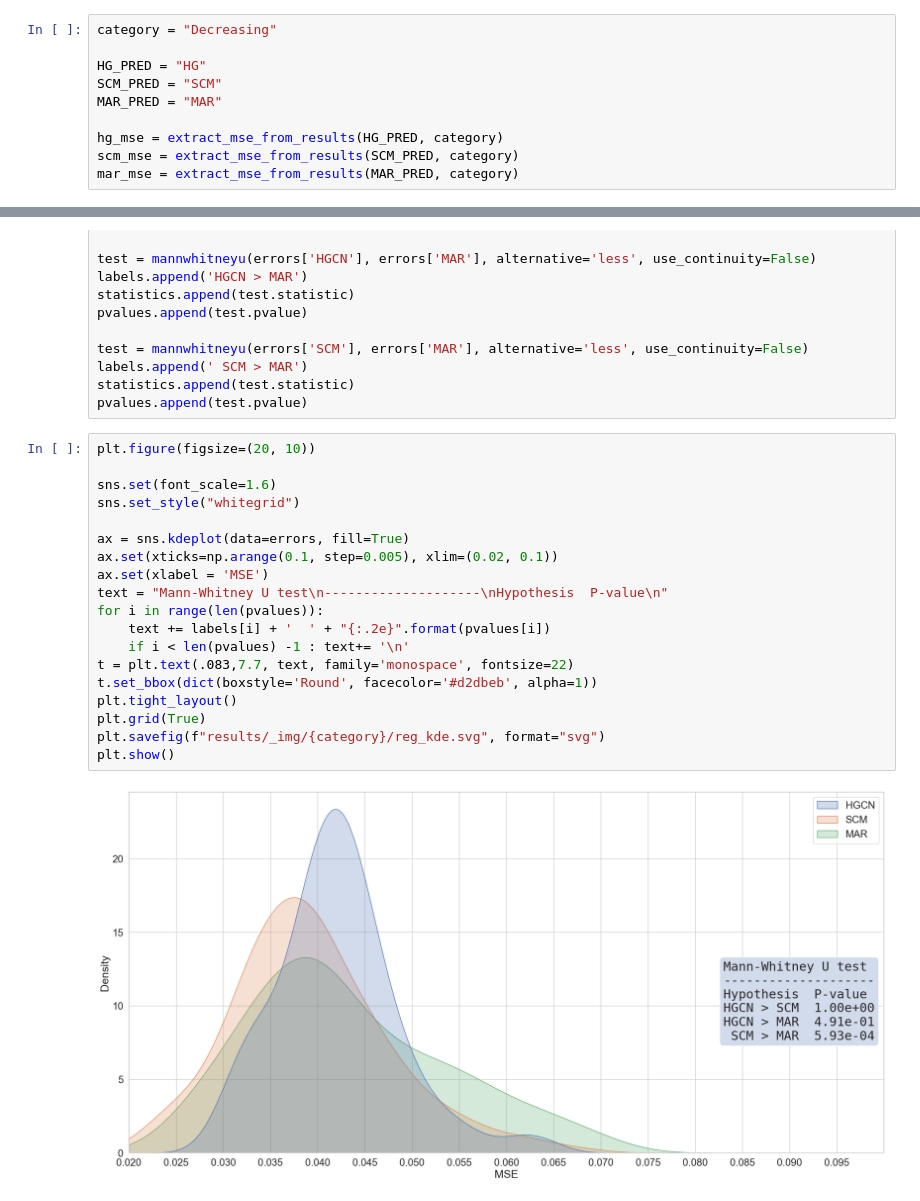
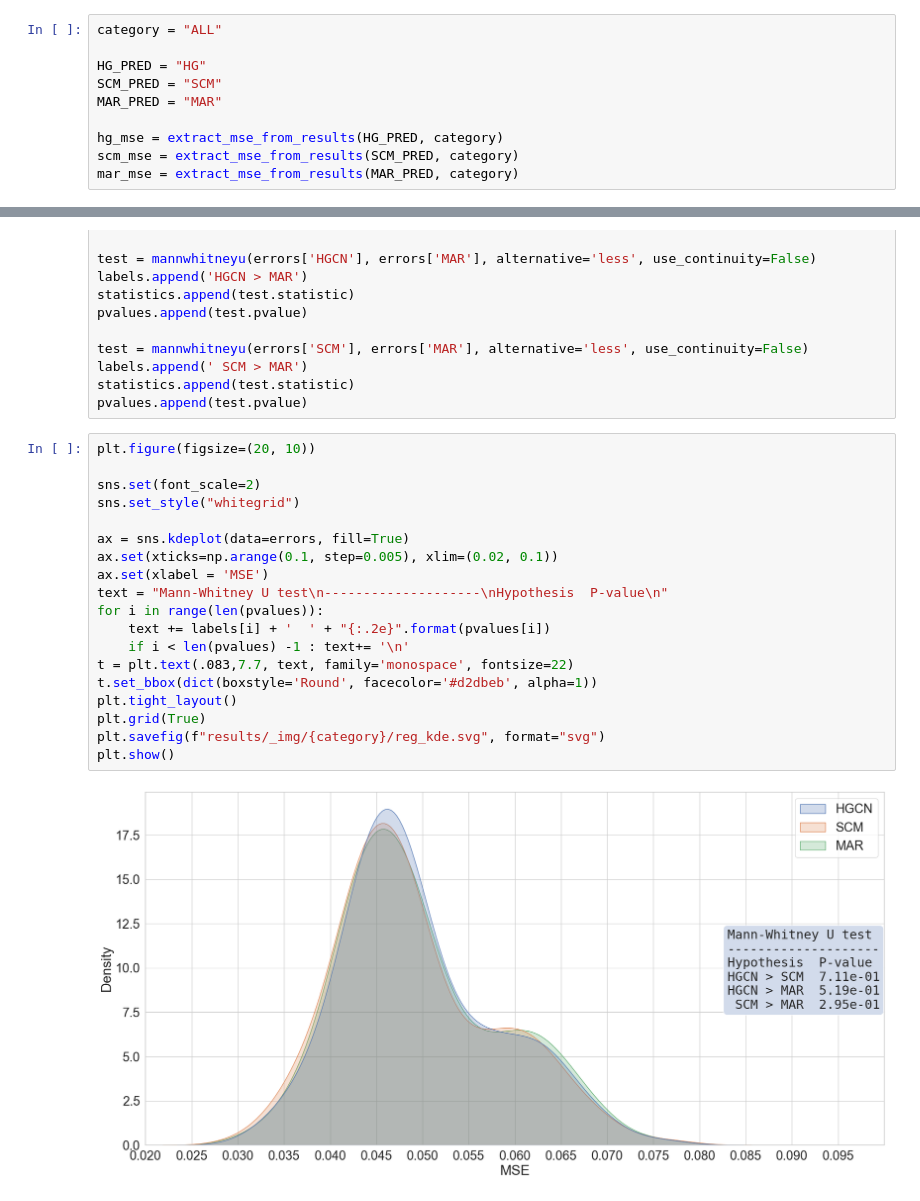
Before and after one commit to mwardynski/hpc-alz, a Jupyter notebook: gen_charts.ipynb, the cells around one changed output, grey strips where cells are left out. Drawn from its saved outputs; the diff is of its cells as text.

```diff
--- a/gen_charts.ipynb
+++ b/gen_charts.ipynb
@@ -46,7 +46,7 @@ def extract_mse_from_results(predictor: str, category: str) -> List[str]:
 
     return mse_values
 # %%
-category = "Decreasing"
+category = "ALL"
 
 HG_PRED = "HG"
 SCM_PRED = "SCM"
@@ -154,21 +155,21 @@ pvalues.append(test.pvalue)
 # %%
 plt.figure(figsize=(20, 10))
 
-sns.set(font_scale=1.6)
+sns.set(font_scale=2)
 sns.set_style("whitegrid")
 
 ax = sns.kdeplot(data=errors, fill=True)
 ax.set(xticks=np.arange(0.1, step=0.005), xlim=(0.02, 0.1))
 ax.set(xlabel = 'MSE')
 text = "Mann-Whitney U test\n--------------------\nHypothesis  P-value\n"
 for i in range(len(pvalues)):
     text += labels[i] + '  ' + "{:.2e}".format(pvalues[i])
     if i < len(pvalues) -1 : text+= '\n'
 t = plt.text(.083,7.7, text, family='monospace', fontsize=22)
 t.set_bbox(dict(boxstyle='Round', facecolor='#d2dbeb', alpha=1))
 plt.tight_layout()
 plt.grid(True)
 plt.savefig(f"results/_img/{category}/reg_kde.svg", format="svg")
 plt.show()
 # %% [output]
-[figure, old version]
+[figure, new version]
```
Also changed, not shown: parts of 4 cells of this notebook, 1 other file.
